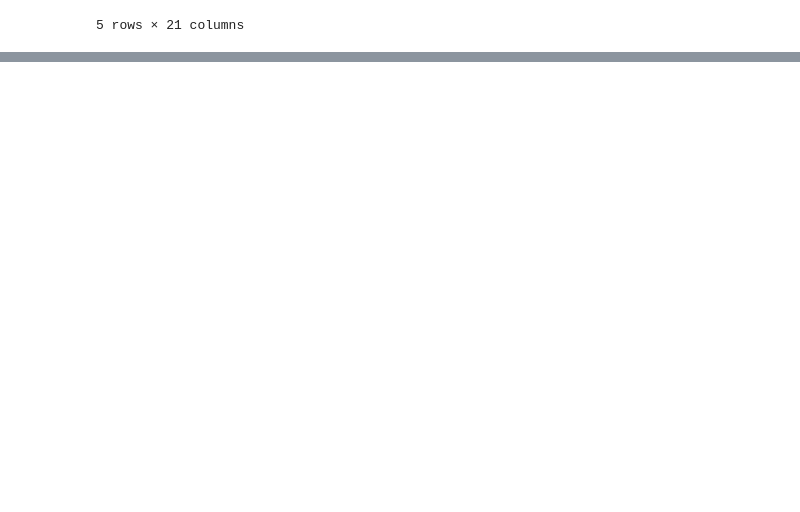
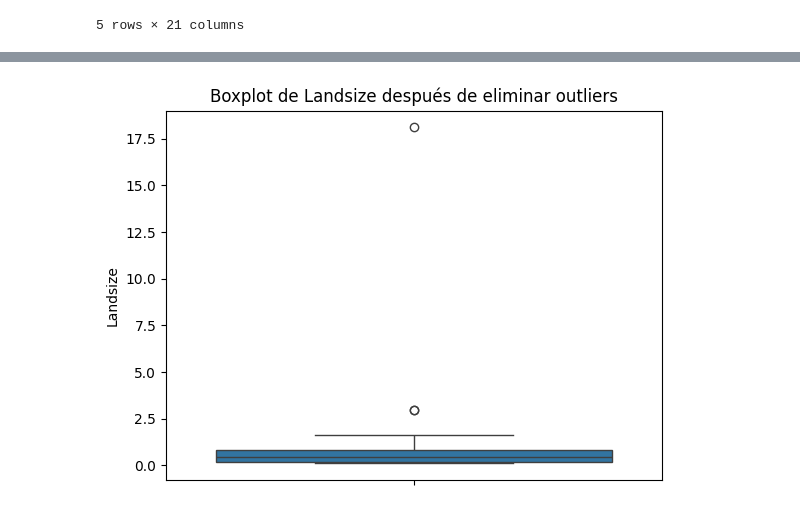
Before and after one commit to super-star-io/master-tasks, a Jupyter notebook: Estadistica Aplicada/Parcial01/tarea03/melb_data.ipynb, the cells around one changed output, grey strips where cells are left out. Saved outputs shown, nothing was run; the diff lists cells and outputs as text; code cells hidden in the pictures; blank space fills up the shorter version.

```diff
--- a/Estadistica Aplicada/Parcial01/tarea03/melb_data.ipynb
+++ b/Estadistica Aplicada/Parcial01/tarea03/melb_data.ipynb
@@ -11,3 +49,7 @@ df.head()
 | 3 | Abbotsford | 40 Federation La | 3 | h | 850000.0 | PI | Biggin | 4/03/2017 | 2.5 | 3067.0 | ... | ... |
 | 4 | Abbotsford | 55a Park St | 4 | h | 1600000.0 | VB | Nelson | 4/06/2016 | 2.5 | 3067.0 | ... | ... |
 5 rows × 21 columns
+# %%
+#1. Eliminación de duplicados
+df.drop_duplicates(inplace=True)
+print(df.head())
@@ -13,0 +258,19 @@ df.head()
+# %%
+# Utilizamos el metodo de rango intercuartilico (IQR) para detectar outliers
+Q1 = df['Landsize'].quantile(0.25)
+Q3 = df['Landsize'].quantile(0.75)
+IQR = Q3 - Q1
+
+# Definimos los limites para identificar outliers
+lower_bound = Q1 - 1.5 * IQR
+upper_bound = Q3 + 1.5 * IQR
+
+# Identificamos los outliers
+df = df[(df['Landsize'] < lower_bound) | (df['Landsize'] > upper_bound)]
+
+# Visualizamos los valores atípicos despues de eliminar los outliers
+sns.boxplot(df['Landsize'])
+plt.title('Boxplot de Landsize después de eliminar outliers')
+plt.show()
+# %% [output]
+[figure, added]
```
Also changed, not shown: parts of 15 cells of this notebook, 6 other files.
